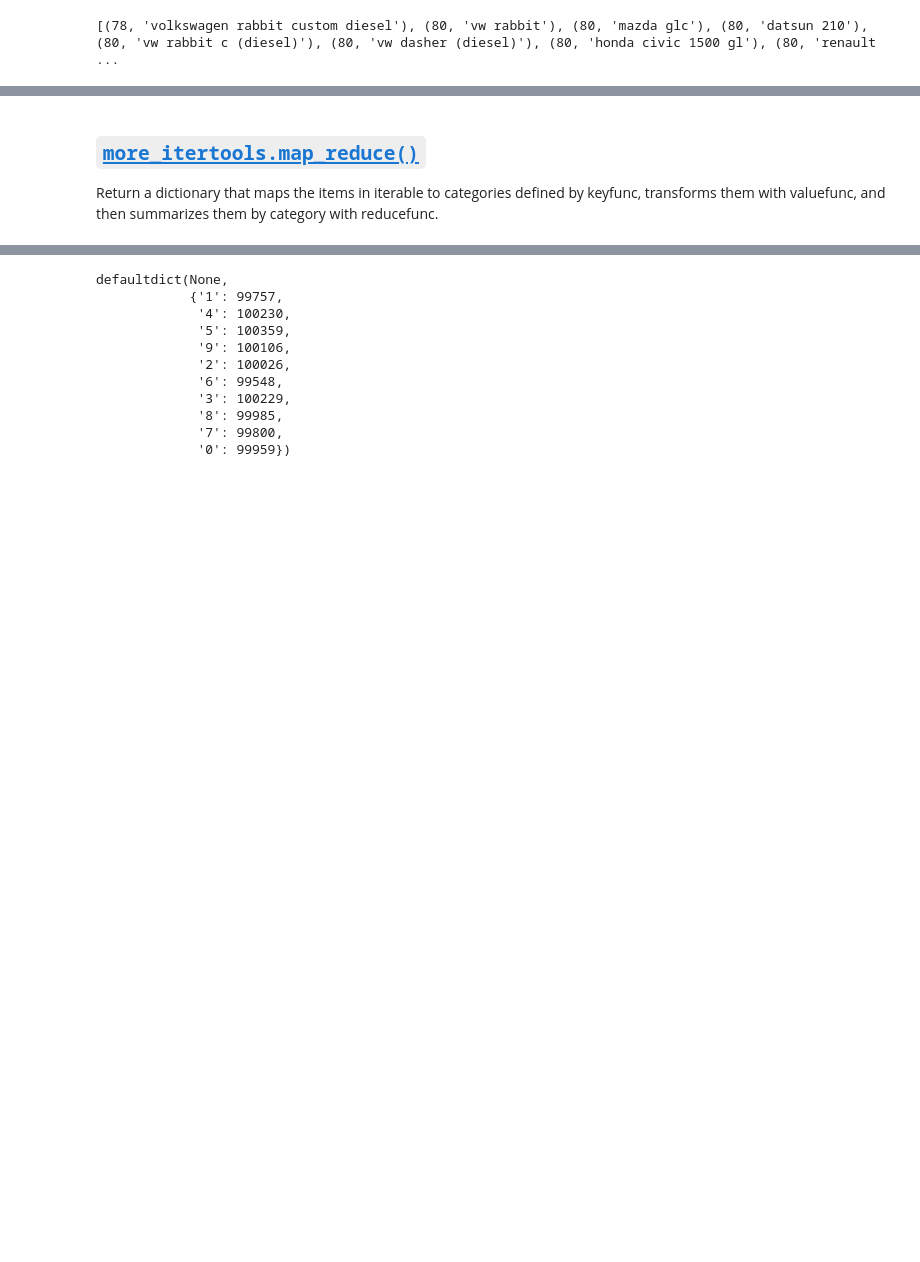
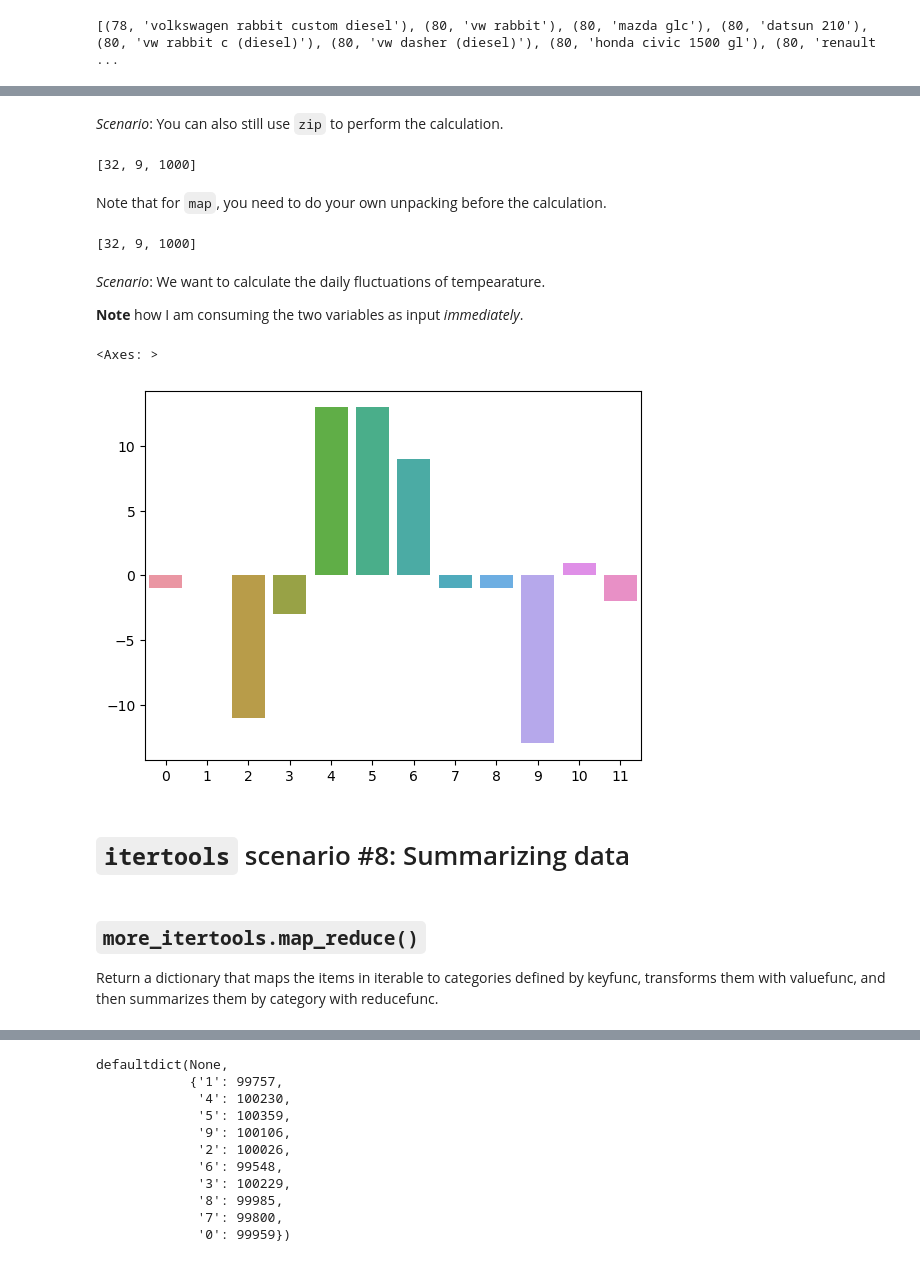
Before and after one commit to SidWDigital/python-group-itertools, a Jupyter notebook: itertools_presentation.ipynb, the cells around one changed output, grey strips where cells are left out. Saved outputs shown, nothing was run; the diff lists cells and outputs as text; code cells hidden in the pictures; blank space fills up the shorter version.

Commit message:
Added 10 scenarios to presentation. Only thing left is to finalize examples

```diff
--- a/itertools_presentation.ipynb
+++ b/itertools_presentation.ipynb
@@ -281,5 +628,38 @@ more_it.sort_together(columns.values())
+# %% [markdown]
+_Scenario_: You can also still use `zip` to perform the calculation.
+# %%
+list(it.starmap(pow, zip([2,3,10], [5, 2, 3])))
+# %% [output]
+[32, 9, 1000]
+# %% [markdown]
+Note that for `map`, you need to do your own unpacking before the calculation.
+# %%
+list(map(lambda x: pow(x[0],x[1]),  zip([2,3,10], [5, 2, 3])))
+# %% [output]
+[32, 9, 1000]
+# %% [markdown]
+_Scenario_: We want to calculate the daily fluctuations of tempearature.
+
+**Note** how I am consuming the two variables as input _immediately_.
+# %%
+def subtract(a,b):
+    return a-b
+
+temps = [70, 69, 69, 58, 55, 68, 81, 90, 89, 88, 75, 76, 74]
+
+
+
+diffs = list(it.starmap(subtract, zip(temps[1:], temps[:-1])))
+
+data = {"x": list(range(len(diffs))), "y": diffs}
+sns.barplot(data=data, x="x", y="y")
+# %% [output]
+<Axes: >
+[figure, added]
+# %% [markdown]
+# `itertools` scenario #8: Summarizing data
 # %% [markdown]
-## <a id='toc7_1_'></a>[`more_itertools.map_reduce()`](#toc0_)
+## `more_itertools.map_reduce()`
 
 
 Return a dictionary that maps the items in iterable to categories defined by keyfunc, transforms them with valuefunc, and then summarizes them by category with reducefunc.
```
Also changed, not shown: parts of 97 cells of this notebook, 1 other file.
